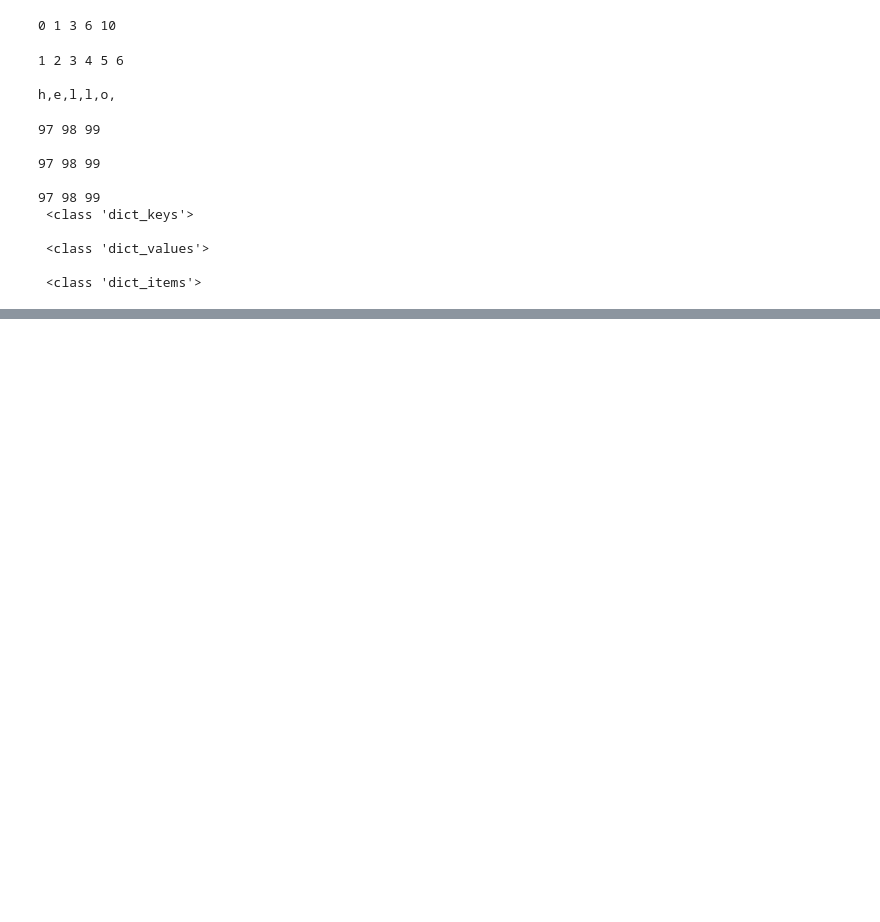
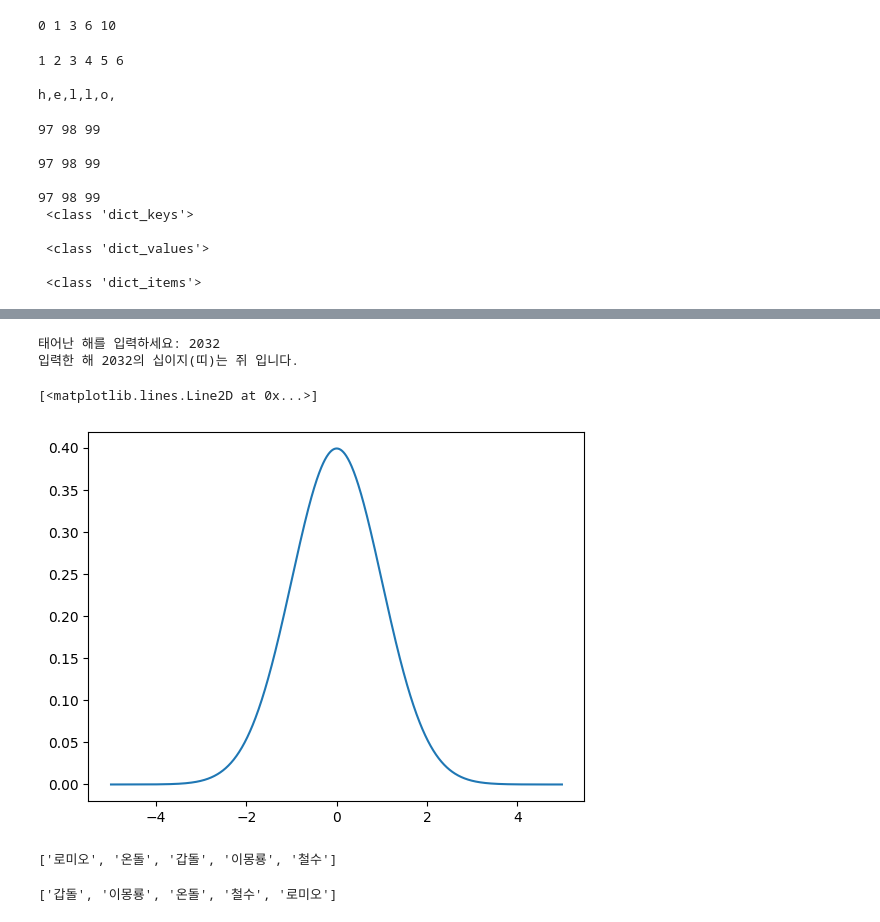
Before and after one commit to H-wooks/KITA_2024, a Jupyter notebook: M2_Python프로그래밍/2_제어문.ipynb, the cells around one changed output, grey strips where cells are left out. Drawn from its saved outputs; the diff is of its cells as text; code cells hidden in the pictures; blank space fills up the shorter version.

```diff
--- a/M2_Python프로그래밍/2_제어문.ipynb
+++ b/M2_Python프로그래밍/2_제어문.ipynb
@@ -207,0 +492,20 @@ print('\n',type(d.items()))
+# %%
+import random
+# 0과 1 사이의 난수 생성
+print(random.random())
+
+# 1과 10사이의 정수 반환 (10 포함)
+print(random.randint(1,10))
+
+# 리스트에서 무작위로 하나의 원소 선택
+items=[1,2,3,4,5]
+print(random.choice(items))
+
+# 리스트의 원소를 무작위로 섞기
+random.shuffle(items)
+print(items)
+
+# 정규 분포의 난수 생성
+mean=0
+std_dev=1
+print(random.gauss(mean, std_dev))
@@ -207,0 +662,12 @@ print('\n',type(d.items()))
+# %%
+# Task9_0430. 태어난 연도를 입력받아 띠를 출력하는 프로그램을 작성하세요.
+Zodiac12=['쥐', '소', '호랑이', '토끼', '용', '뱀', '말','양', '원숭이', '닭', '개', '돼지']
+try:
+    InYear=int(input("태어난 해를 입력하세요: "))
+    Residue=(InYear-4)%12
+    print(f"입력한 해 {InYear}년의 십이지(띠)는 {Zodiac12[Residue]} 입니다.")
+except ValueError:
+  print("Error: 올바른 해를 입력하세요")
+# %% [output]
+태어난 해를 입력하세요: 2032
+입력한 해 2032의 십이지(띠)는 쥐 입니다.
@@ -207,0 +680,47 @@ print('\n',type(d.items()))
+# %%
+## Gaussian Distribution
+import random
+import matplotlib.pyplot as plt
+import numpy as np
+x=np.arange(-5, 5, 0.01)
+def gaussian(x, mean, sigma):
+  return (1/np.sqrt(2*np.pi*sigma**2))*np.exp(-(x-mean)**2/(2*sigma**2))
+
+
+
+plt.plot(x,gaussian(x,0,1))
+
+#legend=[]
+# for i in range(1,5):
+#   legend.append(f"N(0,{i})")
+#   plt.plot(x,gaussian(x,0,i))
+# plt.xlabel('x')
+# plt.ylabel('density')
+# plt.legend(legend)
+
+
+# i=0; mean=0; std_dev=1; gaussian_field=[]
+# while i < 1000:
+#   i+=1
+#   gaussian_field.append(random.gauss(mean, std_dev))
+
+# plt.plot(np.random.randn(50).cumsum(), 'k--')
+
+# print(gaussian_field)
+# %% [output]
+[<matplotlib.lines.Line2D at 0x...>]
+[figure, added]
+# %%
+import random
+male=['철수', '갑돌', '로미오','이몽룡','온돌']
+random.shuffle(male)
+male
+# %% [output]
+['로미오', '온돌', '갑돌', '이몽룡', '철수']
+# %%
+from random import shuffle          #### random 모듈로부터 shffle만 가져왔으니 random.shuffle이라 할 필요 X, 그냥 shuffle만 써도 됨.
+male=['철수', '갑돌', '로미오','이몽룡','온돌']
+shuffle(male)
+male
+# %% [output]
+['갑돌', '이몽룡', '온돌', '철수', '로미오']
```
Also changed, not shown: parts of 33 cells of this notebook, 4 other files.
